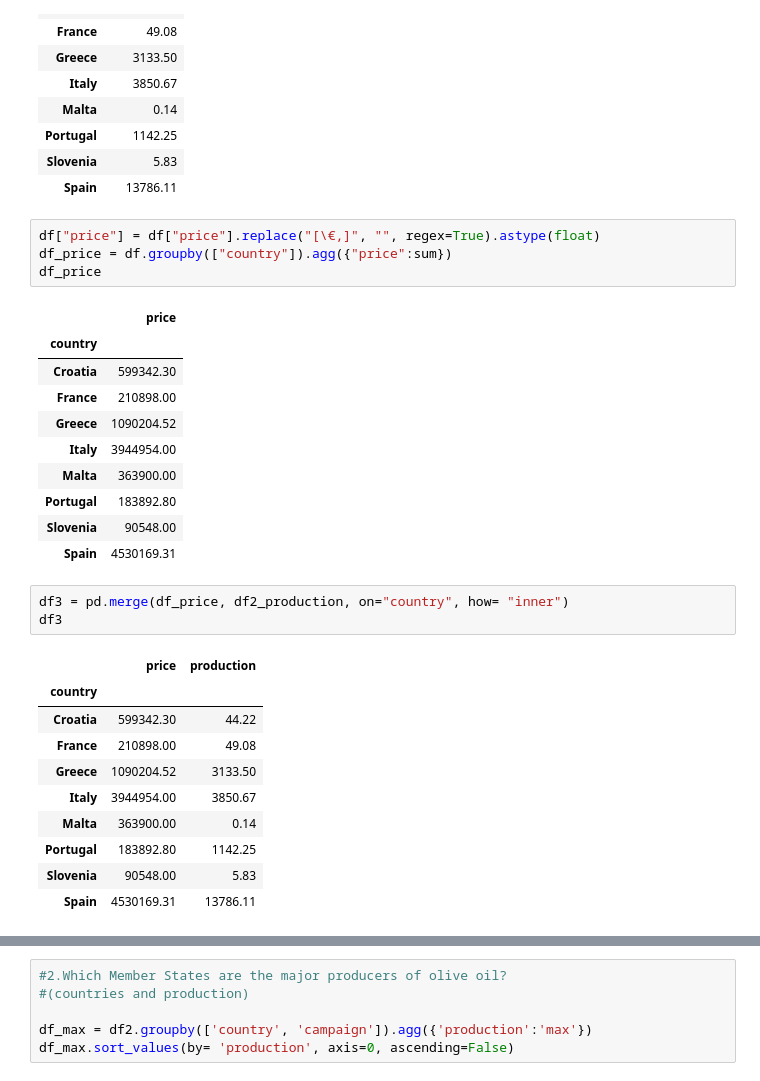
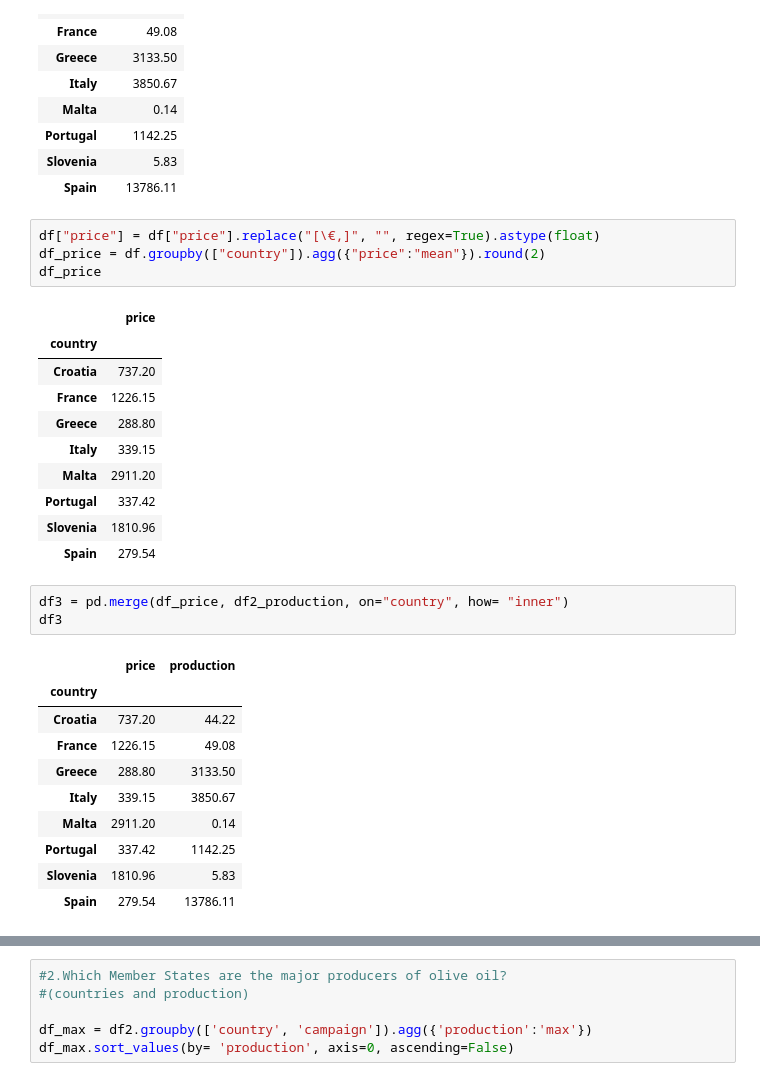
Before and after one commit to guinascim/olive_oil, a Jupyter notebook: Project.ipynb, the cells around one changed output, grey strips where cells are left out. Saved outputs shown, nothing was run; the diff lists cells and outputs as text.

```diff
--- a/Project.ipynb
+++ b/Project.ipynb
@@ -64,30 +53,30 @@ df2_production
 | Spain | 13786.11 |
 # %%
 df["price"] = df["price"].replace("[\€,]", "", regex=True).astype(float)
-df_price = df.groupby(["country"]).agg({"price":sum})
+df_price = df.groupby(["country"]).agg({"price":"mean"}).round(2)
 df_price
 # %% [output]
 |  | price |
 | country |  |
-| Croatia | 599342.30 |
-| France | 210898.00 |
-| Greece | 1090204.52 |
-| Italy | 3944954.00 |
-| Malta | 363900.00 |
-| Portugal | 183892.80 |
-| Slovenia | 90548.00 |
-| Spain | 4530169.31 |
+| Croatia | 737.20 |
+| France | 1226.15 |
+| Greece | 288.80 |
+| Italy | 339.15 |
+| Malta | 2911.20 |
+| Portugal | 337.42 |
+| Slovenia | 1810.96 |
+| Spain | 279.54 |
 # %%
 df3 = pd.merge(df_price, df2_production, on="country", how= "inner")
 df3
 # %% [output]
 |  | price | production |
 | country |  |  |
-| Croatia | 599342.30 | 44.22 |
-| France | 210898.00 | 49.08 |
-| Greece | 1090204.52 | 3133.50 |
-| Italy | 3944954.00 | 3850.67 |
-| Malta | 363900.00 | 0.14 |
-| Portugal | 183892.80 | 1142.25 |
-| Slovenia | 90548.00 | 5.83 |
-| Spain | 4530169.31 | 13786.11 |
+| Croatia | 737.20 | 44.22 |
+| France | 1226.15 | 49.08 |
+| Greece | 288.80 | 3133.50 |
+| Italy | 339.15 | 3850.67 |
+| Malta | 2911.20 | 0.14 |
+| Portugal | 337.42 | 1142.25 |
+| Slovenia | 1810.96 | 5.83 |
+| Spain | 279.54 | 13786.11 |
```
Also changed, not shown: parts of 9 cells of this notebook.
